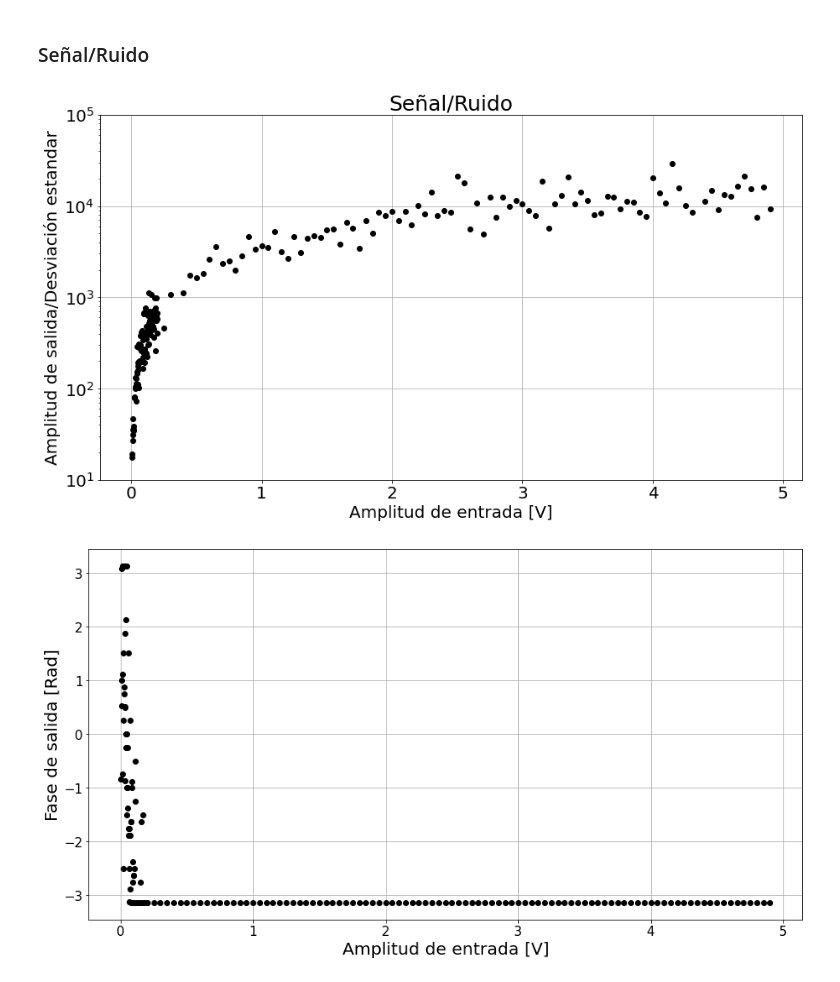
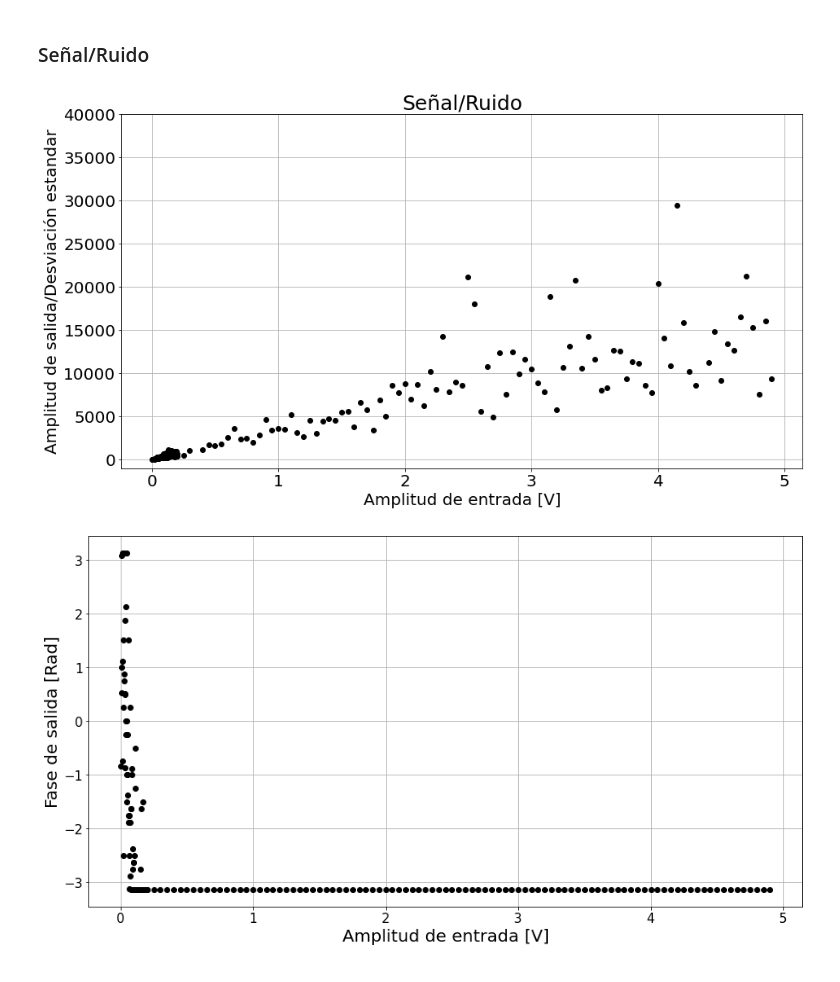
Before and after one commit to tdinapoli/labo-4, a Jupyter notebook: actividad_5/problema_4/figuras.ipynb, the cells around one changed output. Drawn from its saved outputs; the diff is of its cells as text; code cells hidden in the pictures.

```diff
--- a/actividad_5/problema_4/figuras.ipynb
+++ b/actividad_5/problema_4/figuras.ipynb
@@ -22,26 +22,26 @@ plt.show()
 # %%
 R_m_sN = np.loadtxt('datos_2805/Rmean_p4_fc8_s17_o3_tsleep15_sN.txt')
 R_std_sN = np.loadtxt('datos_2805/Rstd_p4_fc8_s17_o3_tsleep15_sN.txt')
 R_fino_m_sN = np.loadtxt('datos_2805/Rmean_fino_p4_fc8_s17_o3_tsleep15_sN.txt')
 R_fino_std_sN = np.loadtxt('datos_2805/Rstd_fino_p4_fc8_s17_o3_tsleep15_sN.txt')
 
 amp = np.arange(0.05, 4.95, 0.05)
 amp_fino = np.arange(0.005, 0.2, 0.002)
 
 fig, ax = plt.subplots(1, figsize=(15,8))
 
 ax.plot(amp, R_m_sN/R_std_sN, 'ok')
 ax.plot(amp_fino, R_fino_m_sN/R_fino_std_sN, 'ok')
-ax.set_yscale("log")
-ax.set_ylim([1e1,1e5])
+#ax.set_yscale("log")
+ax.set_ylim([-1000,40000])
 ax.set_title("Señal/Ruido", fontsize=25)
 ax.set_xlabel("Amplitud de entrada [V]", fontsize=20)
 ax.set_ylabel("Amplitud de salida/Desviación estandar", fontsize=20)
 ax.tick_params(labelsize=20)
 ax.grid()
 plt.show()
 # %% [output]
-[figure, old version]
+[figure, new version]
 # %%
 %matplotlib inline
 T_m_sN_ = np.loadtxt('datos_2805/Tmean_p4_fc8_s17_o3_tsleep15_sN.txt')
```
